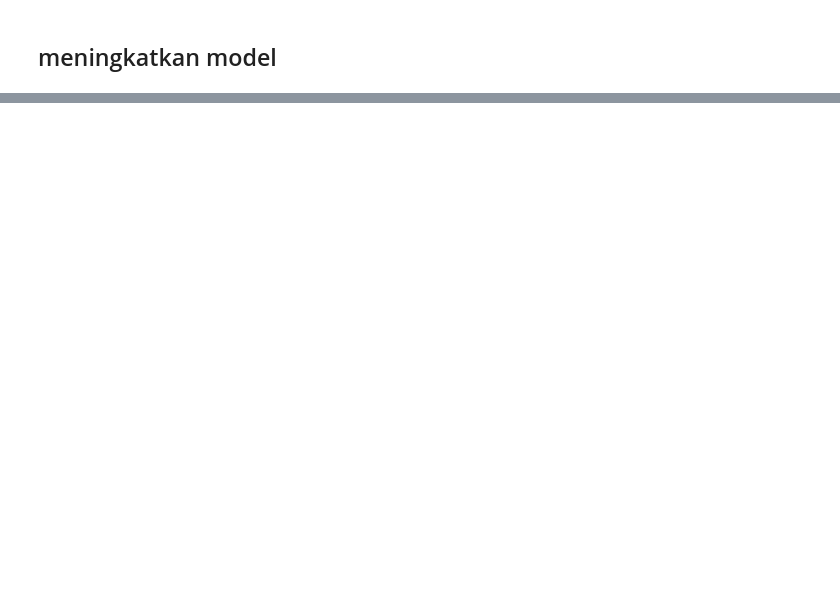
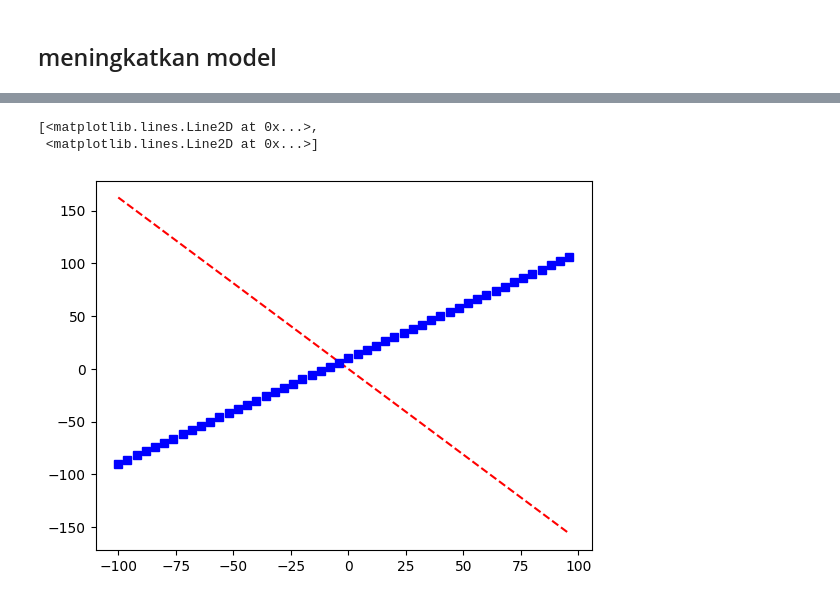
Before and after one commit to rexxar280903/DeepLearning, a Jupyter notebook: 01_Neural_Network_Regression_with_tensorflow.ipynb, the cells around one changed output, grey strips where cells are left out. Drawn from its saved outputs; the diff is of its cells as text; code cells hidden in the pictures; blank space fills up the shorter version.

```diff
--- a/01_Neural_Network_Regression_with_tensorflow.ipynb
+++ b/01_Neural_Network_Regression_with_tensorflow.ipynb
@@ -150,0 +248,13 @@ model.compile(
+# %%
+# model 1
+model = tf.keras.Sequential([
+    tf.keras.layers.Dense(1)
+])
+
+model.compile(
+    loss = tf.keras.losses.mae,
+    optimizer = tf.keras.optimizers.Adam(learning_rate = 0.001),
+    metrics = ['mae']
+)
+# %%
+model.fit(x,y,epochs=5)
@@ -150,0 +273,2 @@ model.compile(
+# %%
+mp = model.predict(x)
@@ -150,0 +277,6 @@ model.compile(
+# %%
+plt.plot(x,mp,'r--',x,y,'bs')
+# %% [output]
+[<matplotlib.lines.Line2D at 0x...>,
+ <matplotlib.lines.Line2D at 0x...>]
+[figure, added]
```
Also changed, not shown: parts of 20 cells of this notebook.
